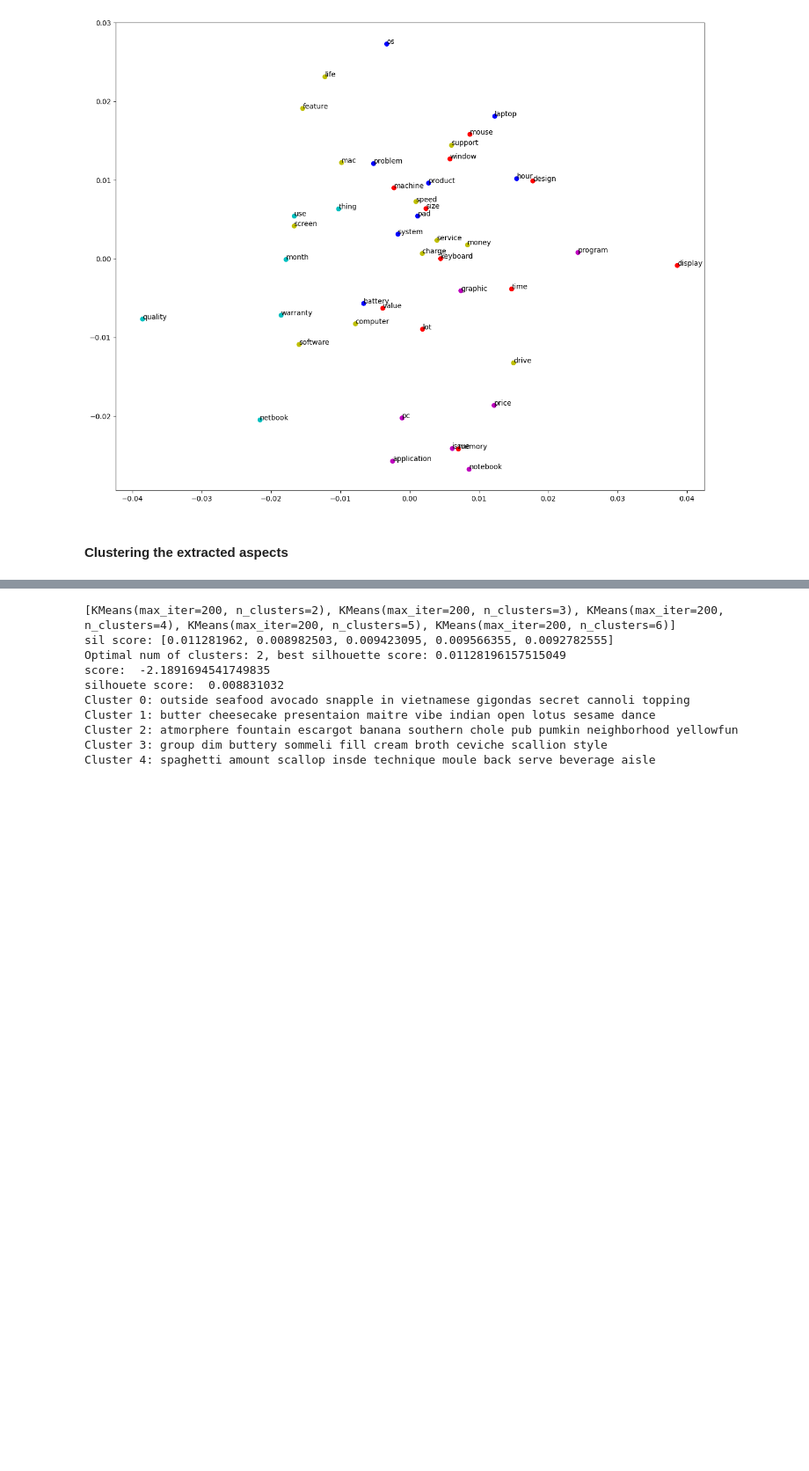
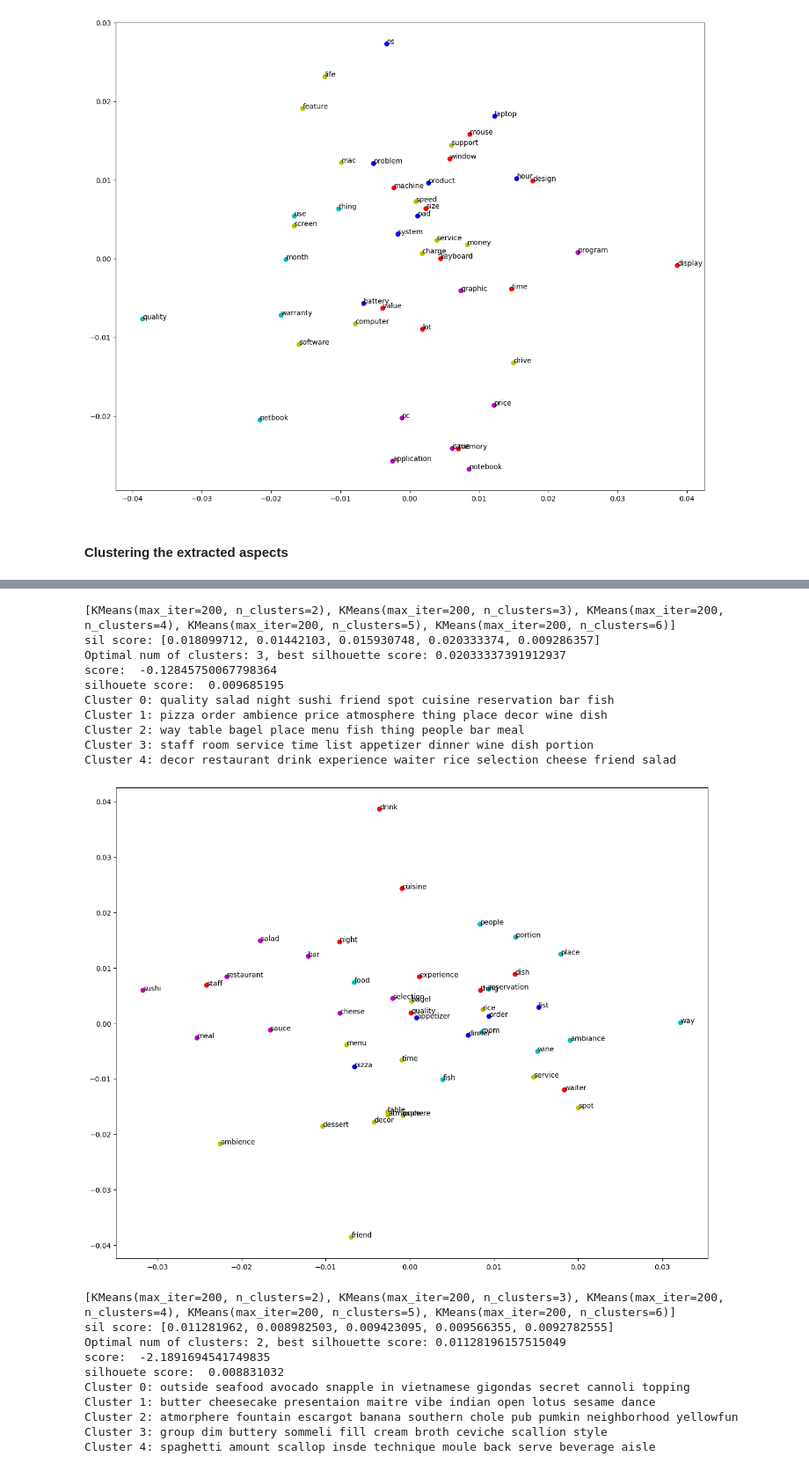
Before and after one commit to pinksi/aspect-extraction, a Jupyter notebook: rules_aspect_extraction.ipynb, the cells around one changed output, grey strips where cells are left out. Shown at 88% size. Drawn from its saved outputs; the diff is of its cells as text; code cells hidden in the pictures; blank space fills up the shorter version.

```diff
--- a/rules_aspect_extraction.ipynb
+++ b/rules_aspect_extraction.ipynb
@@ -591,3 +622,22 @@ def clean_aspects(aspects):
+# %%
+get_words = [w[0] for w in top_50_extracted]
+get_words
+get_words = clean_aspects(get_words)
+a_vec, labels = cluster_aspects(get_words)
+visualize_clusters(get_words, a_vec, labels)
+a_l, l_a = get_words_cluster_pair(get_words, labels)
+# %% [output]
+[KMeans(max_iter=200, n_clusters=2), KMeans(max_iter=200, n_clusters=3), KMeans(max_iter=200, n_clusters=4), KMeans(max_iter=200, n_clusters=5), KMeans(max_iter=200, n_clusters=6)]
+sil score: [0.018099712, 0.01442103, 0.015930748, 0.020333374, 0.009286357]
+Optimal num of clusters: 3, best silhouette score: 0.02033337391912937
+score:  -0.12845750067798364
+silhouete score:  0.009685195
+Cluster 0: quality salad night sushi friend spot cuisine reservation bar fish
+Cluster 1: pizza order ambience price atmosphere thing place decor wine dish
+Cluster 2: way table bagel place menu fish thing people bar meal
+Cluster 3: staff room service time list appetizer dinner wine dish portion
+Cluster 4: decor restaurant drink experience waiter rice selection cheese friend salad
+[figure, added]
 # %%
 a_aspects=[i for a in all_reviews for i in a["actual_aspects"]]
 unique_aspects = clean_aspects(a_aspects)
```
Also changed, not shown: parts of 14 cells of this notebook, 1 other file.
